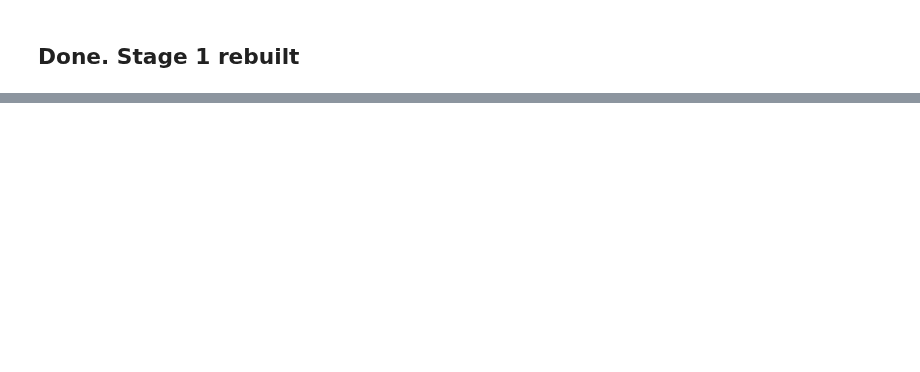
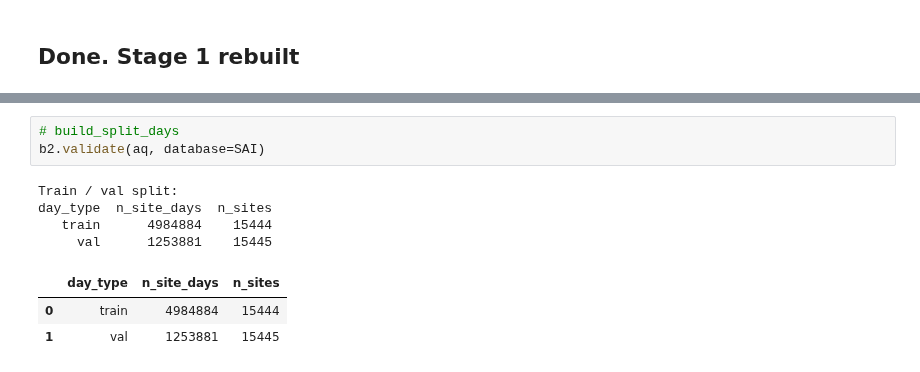
Before and after one commit to UNSW-CEEM/CICCADA, a Jupyter notebook: bms_sa_review/data_calc_write/stage1_ghi_pipeline/01_run_stage1_pipeline.ipynb, the cells around one changed output, grey strips where cells are left out. Saved outputs shown, nothing was run; the diff lists cells and outputs as text; blank space fills up the shorter version.

```diff
--- a/bms_sa_review/data_calc_write/stage1_ghi_pipeline/01_run_stage1_pipeline.ipynb
+++ b/bms_sa_review/data_calc_write/stage1_ghi_pipeline/01_run_stage1_pipeline.ipynb
@@ -84,0 +123,11 @@ b4.validate(aq, database=SAI)
+# %%
+# build_split_days
+b2.validate(aq, database=SAI)
+# %% [output]
+Train / val split:
+day_type  n_site_days  n_sites
+   train      4984884    15444
+     val      1253881    15445
+|  | day_type | n_site_days | n_sites |
+| 0 | train | 4984884 | 15444 |
+| 1 | val | 1253881 | 15445 |
```
Also changed, not shown: parts of 15 cells of this notebook, 1 other file.
